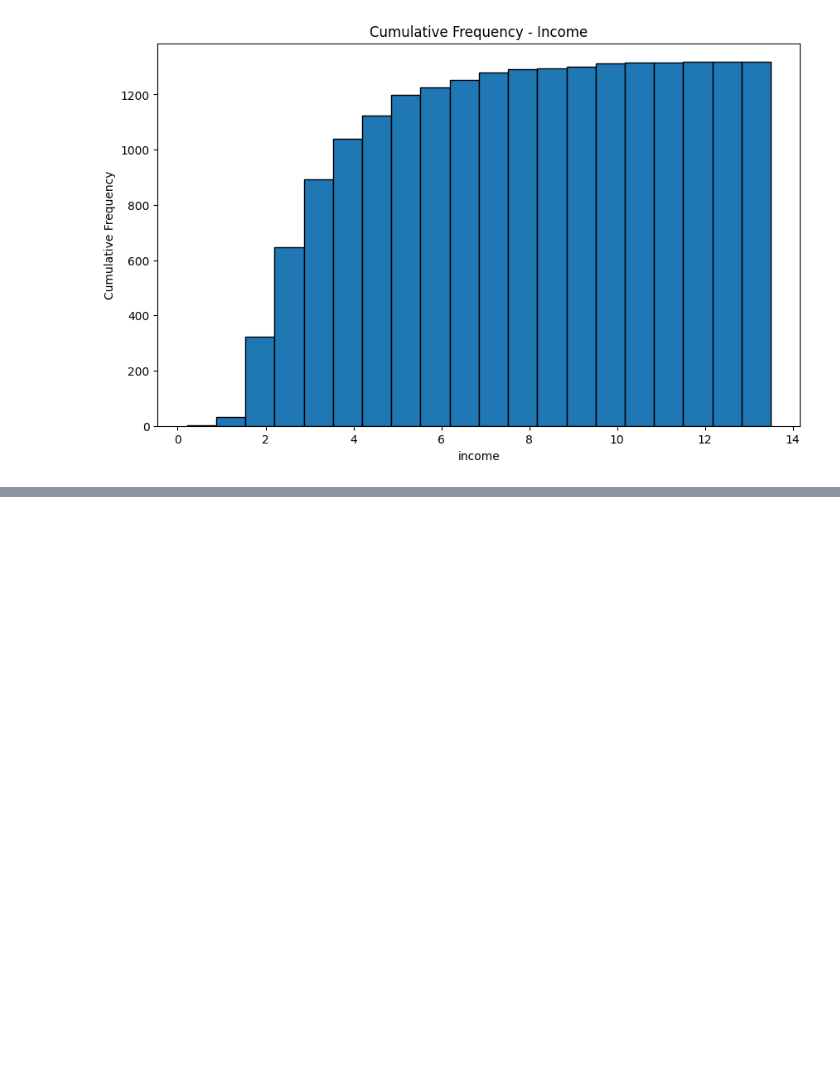
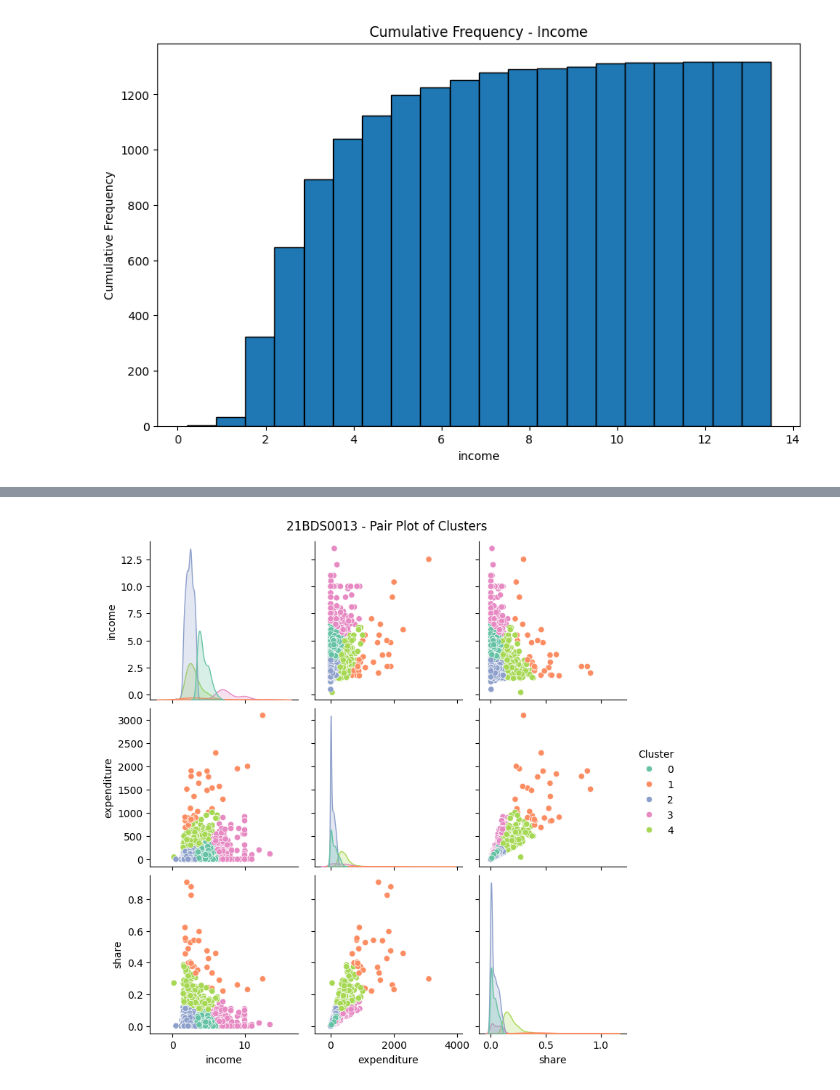
Before and after one commit to harshrjain/EDA, a Jupyter notebook: 21BDS0013.ipynb, the cells around one changed output, grey strips where cells are left out. Saved outputs shown, nothing was run; the diff lists cells and outputs as text; code cells hidden in the pictures; blank space fills up the shorter version.

```diff
--- a/21BDS0013.ipynb
+++ b/21BDS0013.ipynb
@@ -690,0 +763,7 @@ ModuleNotFoundError: No module named 'ternary'
+# %%
+# Optional: Pair Plot for more insight
+sns.pairplot(df[["income", "expenditure", "share", "Cluster"]], hue="Cluster", palette="Set2")
+plt.suptitle("21BDS0013 - Pair Plot of Clusters", y=1.02)
+plt.show()
+# %% [output]
+[figure, added]
```
Also changed, not shown: parts of 4 cells of this notebook.
